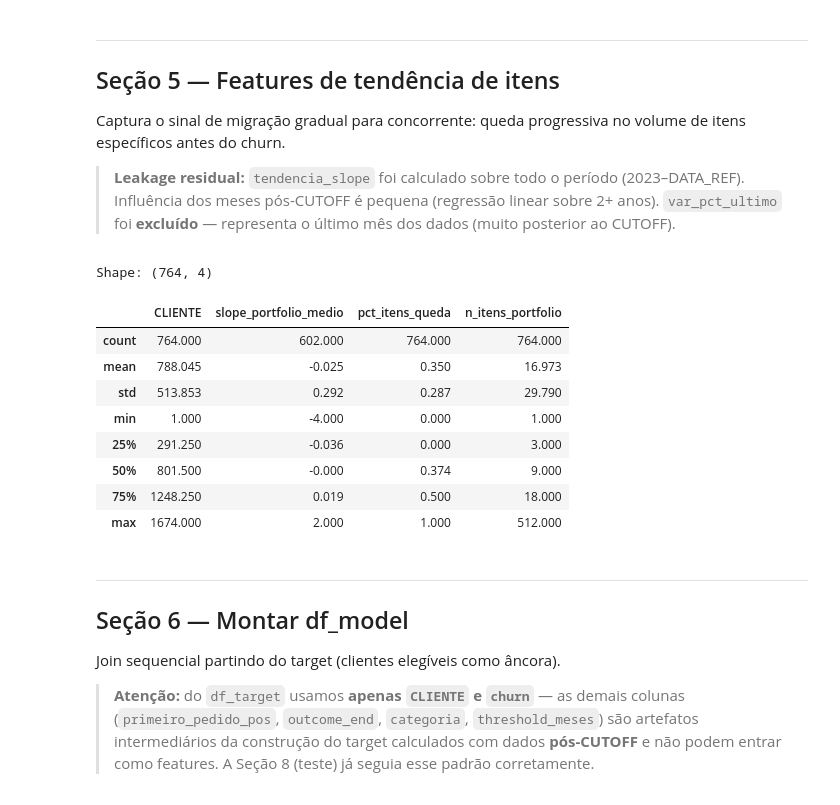
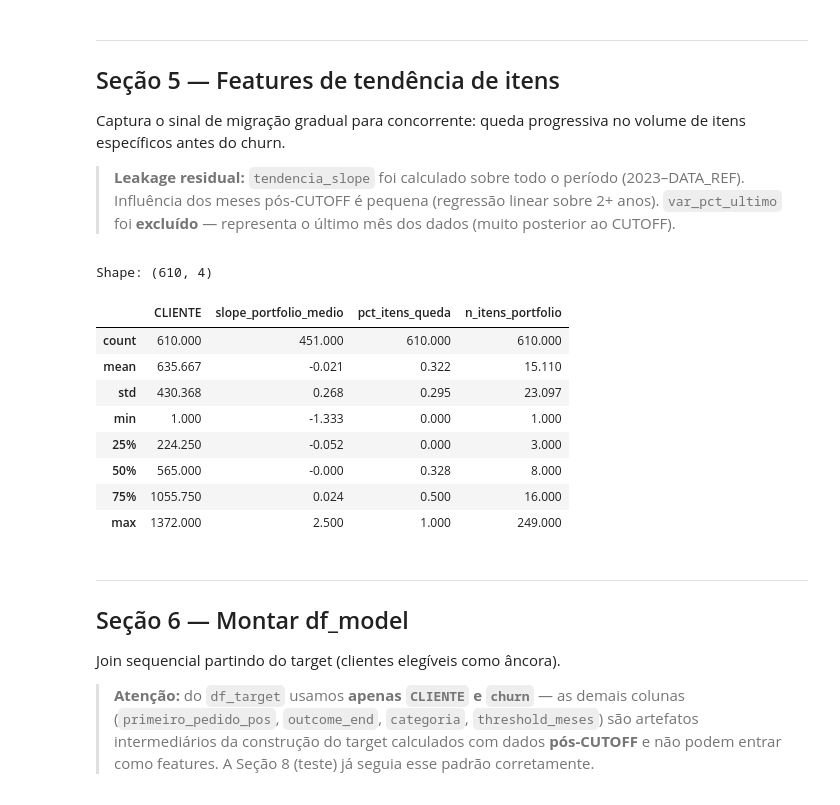
Before and after one commit to stephanie-mendes26/curtomer_churn_prediction, a Jupyter notebook: notebooks/03_base_master.ipynb, the cells around one changed output. Saved outputs shown, nothing was run; the diff lists cells and outputs as text; code cells hidden in the pictures.

```diff
--- a/notebooks/03_base_master.ipynb
+++ b/notebooks/03_base_master.ipynb
@@ -70,12 +73,13 @@ print(f"  Outcome teste   : {(CUTOFF_TESTE + pd.DateOffset(months=1)).strftime('
 # %%
 cm  = pd.read_parquet(PROCESSED_DIR / "cliente_mes.parquet")
 cf  = pd.read_parquet(PROCESSED_DIR / "cliente_fidelidade.parquet")
-cit = pd.read_parquet(PROCESSED_DIR / "cliente_item_tendencia.parquet")
+cim = pd.read_parquet(PROCESSED_DIR / "cliente_item_mes.parquet")
 
 # ANO_MES pode ser salvo como string em parquet — garantir Period
-cm["ANO_MES"] = cm["ANO_MES"].astype(str).pipe(lambda s: pd.PeriodIndex(s, freq="M"))
+cm["ANO_MES"]  = cm["ANO_MES"].astype(str).pipe(lambda s: pd.PeriodIndex(s, freq="M"))
+cim["ANO_MES"] = cim["ANO_MES"].astype(str).pipe(lambda s: pd.PeriodIndex(s, freq="M"))
 
 print(f"cliente_mes            : {cm.shape}")
 print(f"cliente_fidelidade     : {cf.shape}")
-print(f"cliente_item_tendencia : {cit.shape}")
+print(f"cliente_item_mes       : {cim.shape}")
 # %% [output]
@@ -322,29 +288,24 @@ de itens específicos antes do churn.
 > Influência dos meses pós-CUTOFF é pequena (regressão linear sobre 2+ anos).
 > `var_pct_ultimo` foi **excluído** — representa o último mês dos dados (muito posterior ao CUTOFF).
 # %%
-features_itens = (
-    cit.groupby("CLIENTE")
-    .agg(
-        slope_portfolio_medio = ("tendencia_slope", "mean"),
-        pct_itens_queda       = ("tendencia_slope", lambda x: (x < 0).sum() / len(x)),
-        n_itens_portfolio     = ("SERVICO",         "count"),
-    )
-    .reset_index()
-)
+# CORRIGIDO (jul/2026): antes reaproveitava cliente_item_tendencia.parquet
+# (histórico completo, sem cutoff) — vazava meses pós-CUTOFF_TREINO no treino.
+# Agora recalcula a tendência só com pedidos até cutoff_period.
+features_itens = calc_features_itens_pre_cutoff(cim, cutoff_period)
 
 print(f"Shape: {features_itens.shape}")
 display(features_itens.describe().round(3))
 # %% [output]
-Shape: (764, 4)
+Shape: (610, 4)
 |  | CLIENTE | slope_portfolio_medio | pct_itens_queda | n_itens_portfolio |
-| count | 764.000 | 602.000 | 764.000 | 764.000 |
-| mean | 788.045 | -0.025 | 0.350 | 16.973 |
-| std | 513.853 | 0.292 | 0.287 | 29.790 |
-| min | 1.000 | -4.000 | 0.000 | 1.000 |
-| 25% | 291.250 | -0.036 | 0.000 | 3.000 |
-| 50% | 801.500 | -0.000 | 0.374 | 9.000 |
-| 75% | 1248.250 | 0.019 | 0.500 | 18.000 |
-| max | 1674.000 | 2.000 | 1.000 | 512.000 |
+| count | 610.000 | 451.000 | 610.000 | 610.000 |
+| mean | 635.667 | -0.021 | 0.322 | 15.110 |
+| std | 430.368 | 0.268 | 0.295 | 23.097 |
+| min | 1.000 | -1.333 | 0.000 | 1.000 |
+| 25% | 224.250 | -0.052 | 0.000 | 3.000 |
+| 50% | 565.000 | -0.000 | 0.328 | 8.000 |
+| 75% | 1055.750 | 0.024 | 0.500 | 16.000 |
+| max | 1372.000 | 2.500 | 1.000 | 249.000 |
 # %% [markdown]
 ---
 ## Seção 6 — Montar df_model
```
Also changed, not shown: parts of 12 cells of this notebook, 19 other files.
